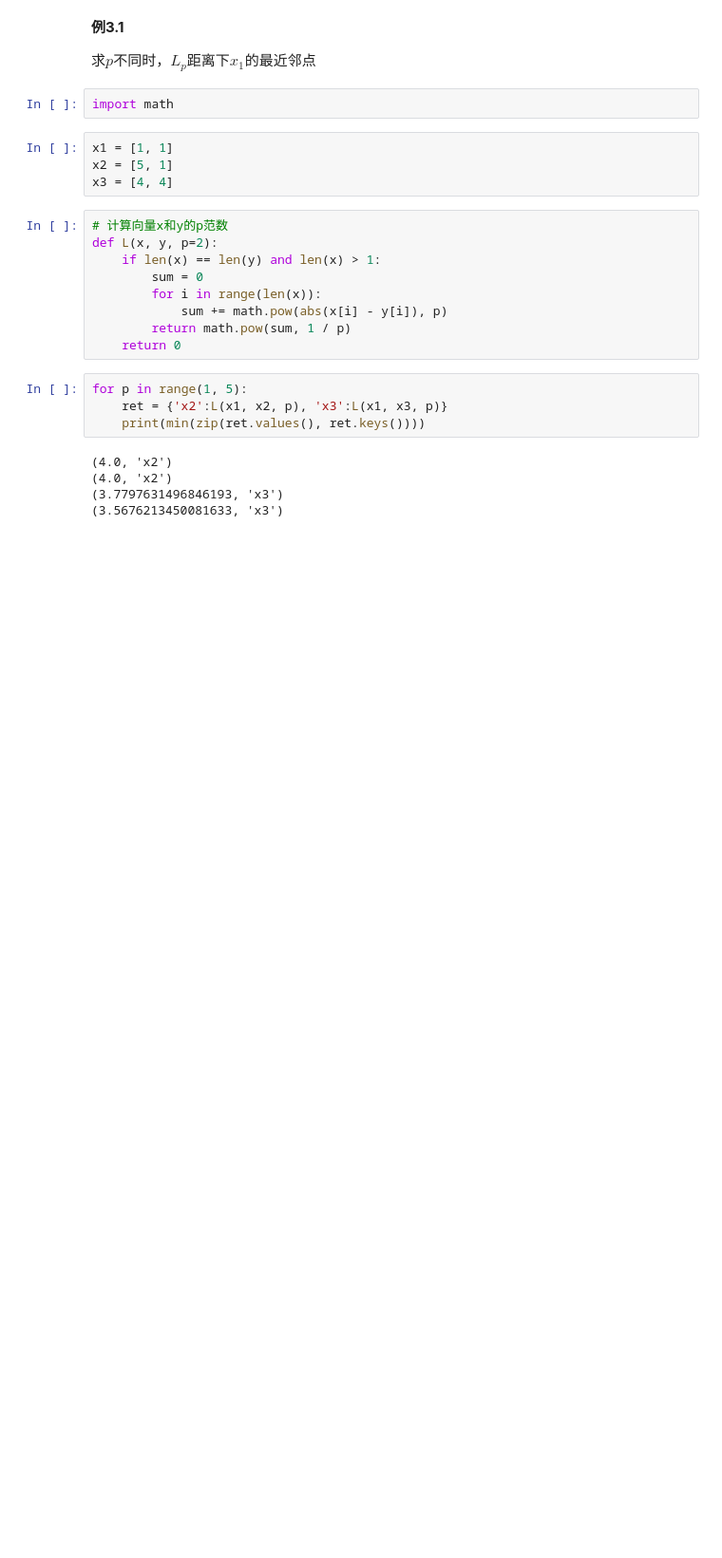
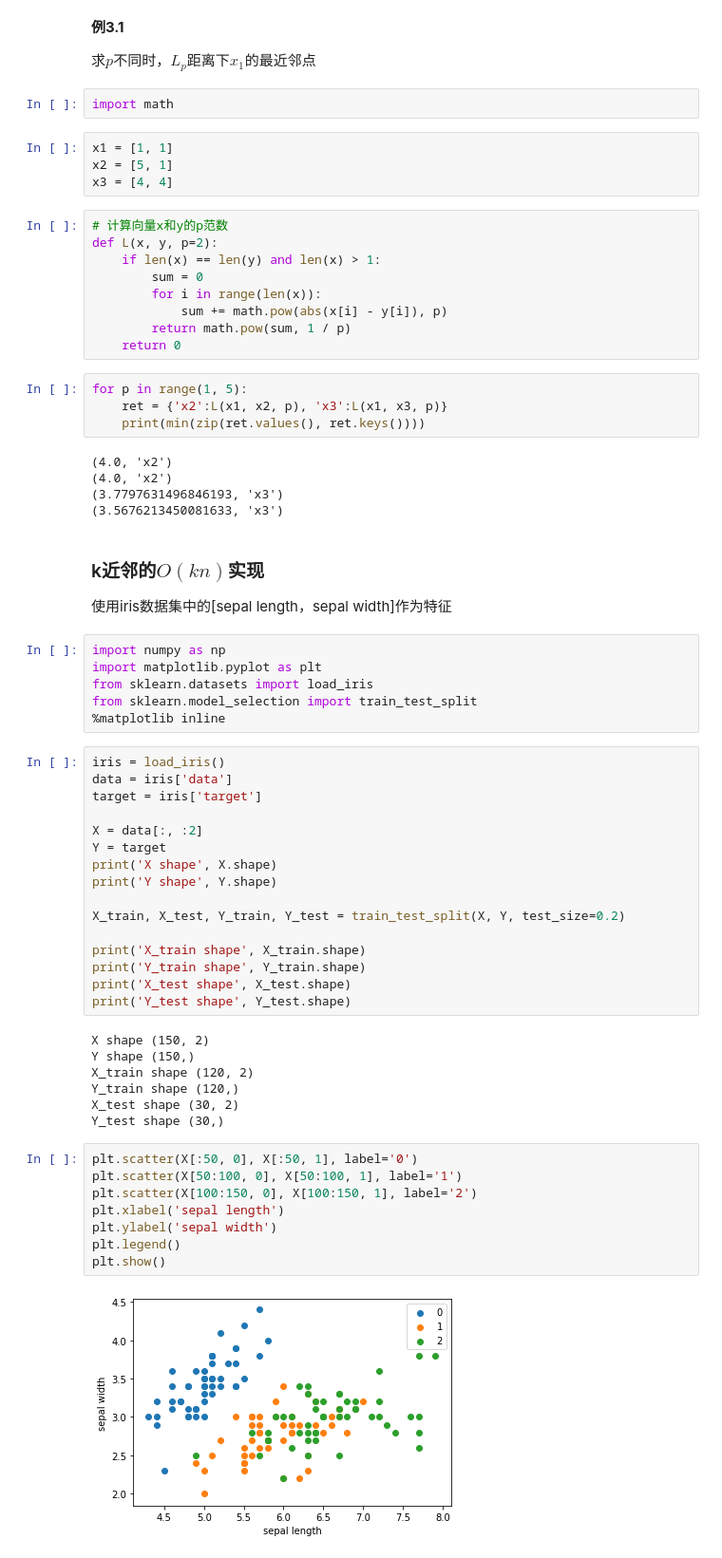
Before and after one commit to Penn000/NN, a Jupyter notebook: statistical_learning/chapter03.ipynb, the cells around one changed output. Shown: that part at 95% size. Cells and saved outputs as stored; diff of their text form; blank space fills up the shorter version.

```diff
--- a/statistical_learning/chapter03.ipynb
+++ b/statistical_learning/chapter03.ipynb
@@ -70,3 +70,46 @@ for p in range(1, 5):
 (4.0, 'x2')
 (3.7797631496846193, 'x3')
 (3.5676213450081633, 'x3')
+# %% [markdown]
+### k近邻的$O(kn)$实现
+
+使用iris数据集中的[sepal length，sepal width]作为特征
+# %%
+import numpy as np
+import matplotlib.pyplot as plt
+from sklearn.datasets import load_iris
+from sklearn.model_selection import train_test_split
+%matplotlib inline
+# %%
+iris = load_iris()
+data = iris['data']
+target = iris['target']
+
+X = data[:, :2]
+Y = target
+print('X shape', X.shape)
+print('Y shape', Y.shape)
+
+X_train, X_test, Y_train, Y_test = train_test_split(X, Y, test_size=0.2)
+
+print('X_train shape', X_train.shape)
+print('Y_train shape', Y_train.shape)
+print('X_test shape', X_test.shape)
+print('Y_test shape', Y_test.shape)
+# %% [output]
+X shape (150, 2)
+Y shape (150,)
+X_train shape (120, 2)
+Y_train shape (120,)
+X_test shape (30, 2)
+Y_test shape (30,)
+# %%
+plt.scatter(X[:50, 0], X[:50, 1], label='0')
+plt.scatter(X[50:100, 0], X[50:100, 1], label='1')
+plt.scatter(X[100:150, 0], X[100:150, 1], label='2')
+plt.xlabel('sepal length')
+plt.ylabel('sepal width')
+plt.legend()
+plt.show()
+# %% [output]
+[figure, added]
```
Also changed, not shown: parts of 9 cells of this notebook.
